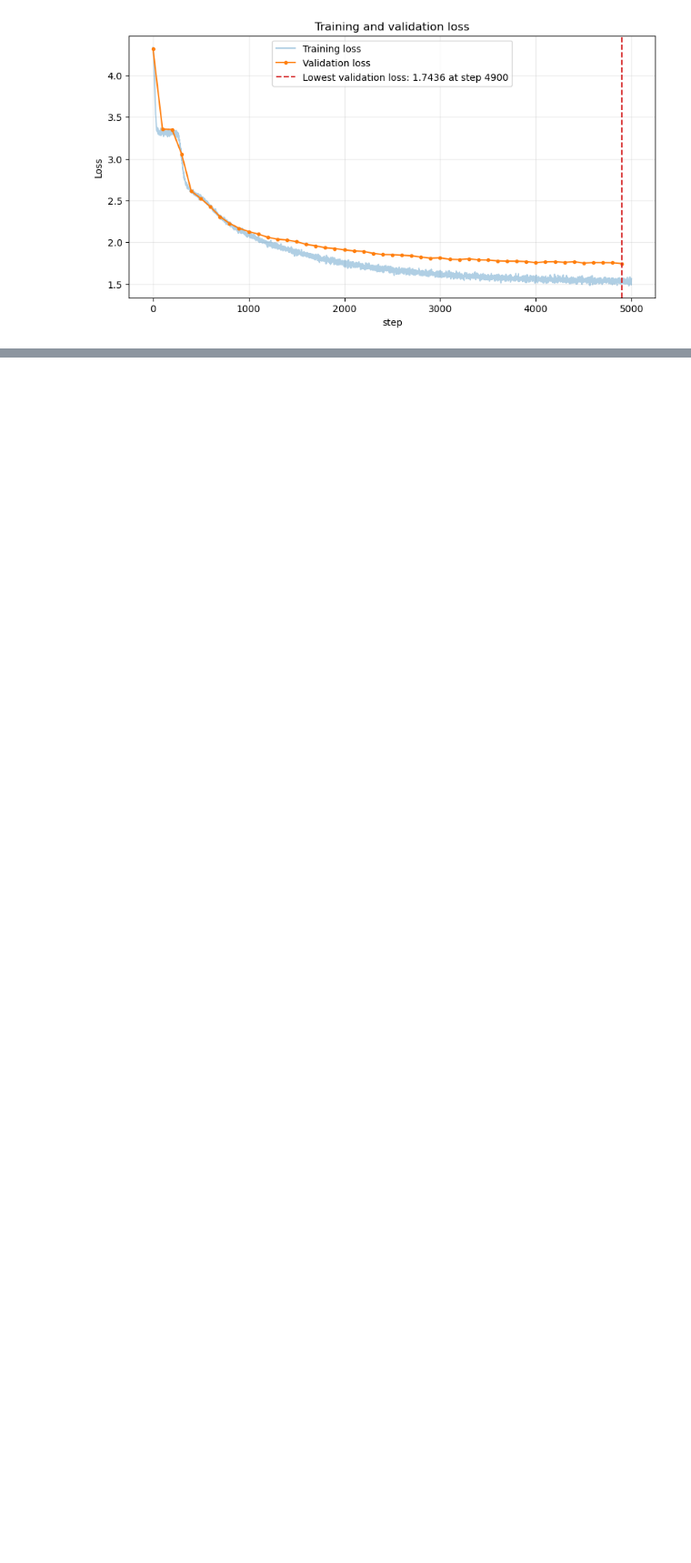
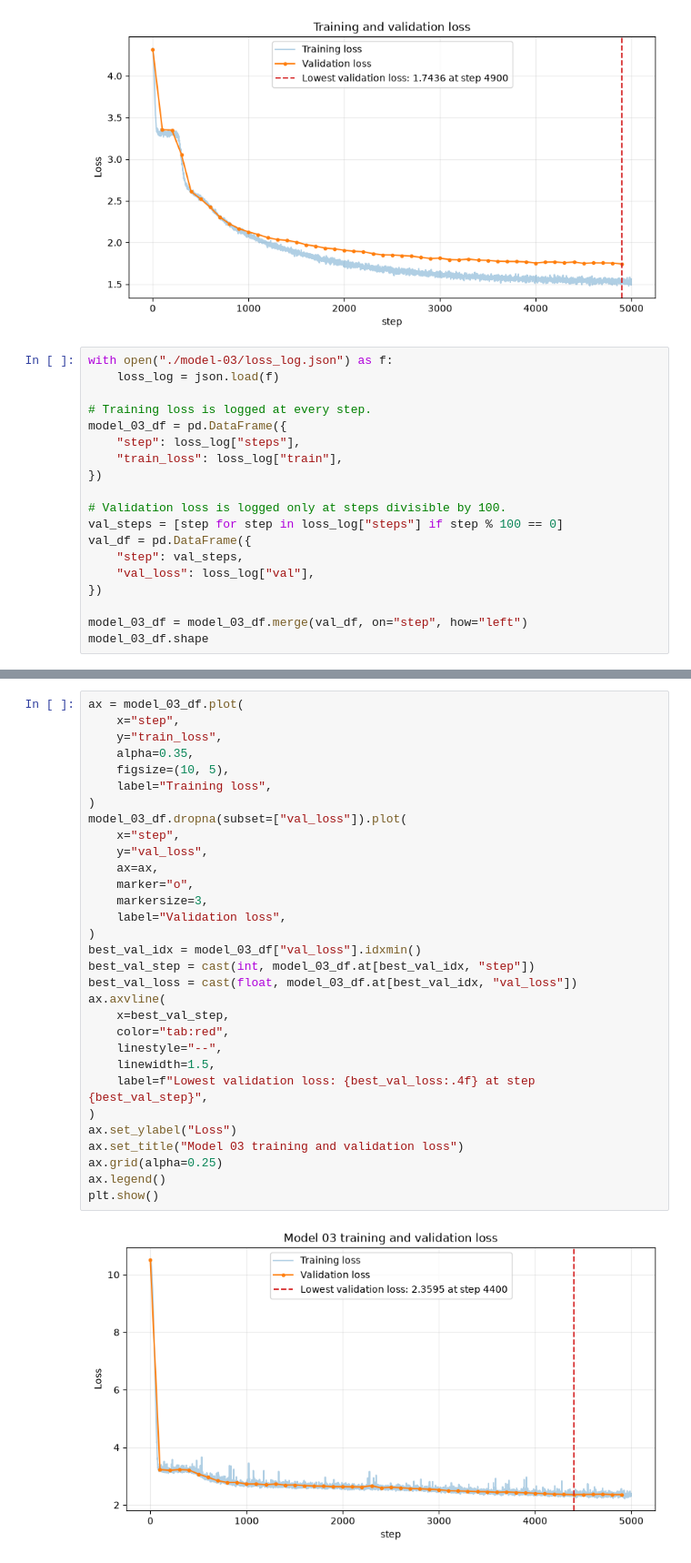
Before and after one commit to fabstorres/llm-from-scratch, a Jupyter notebook: analysis.ipynb, the cells around one changed output, grey strips where cells are left out. Shown at 91% size. Drawn from its saved outputs; the diff is of its cells as text; blank space fills up the shorter version.

Commit message:
chore: train and analyze new model with openwebtext

```diff
--- a/analysis.ipynb
+++ b/analysis.ipynb
@@ -123,3 +123,22 @@ ax.legend()
 plt.show()
 # %% [output]
 [figure]
+# %%
+with open("./model-03/loss_log.json") as f:
+    loss_log = json.load(f)
+
+# Training loss is logged at every step.
+model_03_df = pd.DataFrame({
+    "step": loss_log["steps"],
+    "train_loss": loss_log["train"],
+})
+
+# Validation loss is logged only at steps divisible by 100.
+val_steps = [step for step in loss_log["steps"] if step % 100 == 0]
+val_df = pd.DataFrame({
+    "step": val_steps,
+    "val_loss": loss_log["val"],
+})
+
+model_03_df = model_03_df.merge(val_df, on="step", how="left")
+model_03_df.shape
@@ -125,0 +147,33 @@ plt.show()
+# %%
+ax = model_03_df.plot(
+    x="step",
+    y="train_loss",
+    alpha=0.35,
+    figsize=(10, 5),
+    label="Training loss",
+)
+model_03_df.dropna(subset=["val_loss"]).plot(
+    x="step",
+    y="val_loss",
+    ax=ax,
+    marker="o",
+    markersize=3,
+    label="Validation loss",
+)
+best_val_idx = model_03_df["val_loss"].idxmin()
+best_val_step = cast(int, model_03_df.at[best_val_idx, "step"])
+best_val_loss = cast(float, model_03_df.at[best_val_idx, "val_loss"])
+ax.axvline(
+    x=best_val_step,
+    color="tab:red",
+    linestyle="--",
+    linewidth=1.5,
+    label=f"Lowest validation loss: {best_val_loss:.4f} at step {best_val_step}",
+)
+ax.set_ylabel("Loss")
+ax.set_title("Model 03 training and validation loss")
+ax.grid(alpha=0.25)
+ax.legend()
+plt.show()
+# %% [output]
+[figure, added]
```
Also changed, not shown: parts of 2 cells of this notebook, 2 other files.
